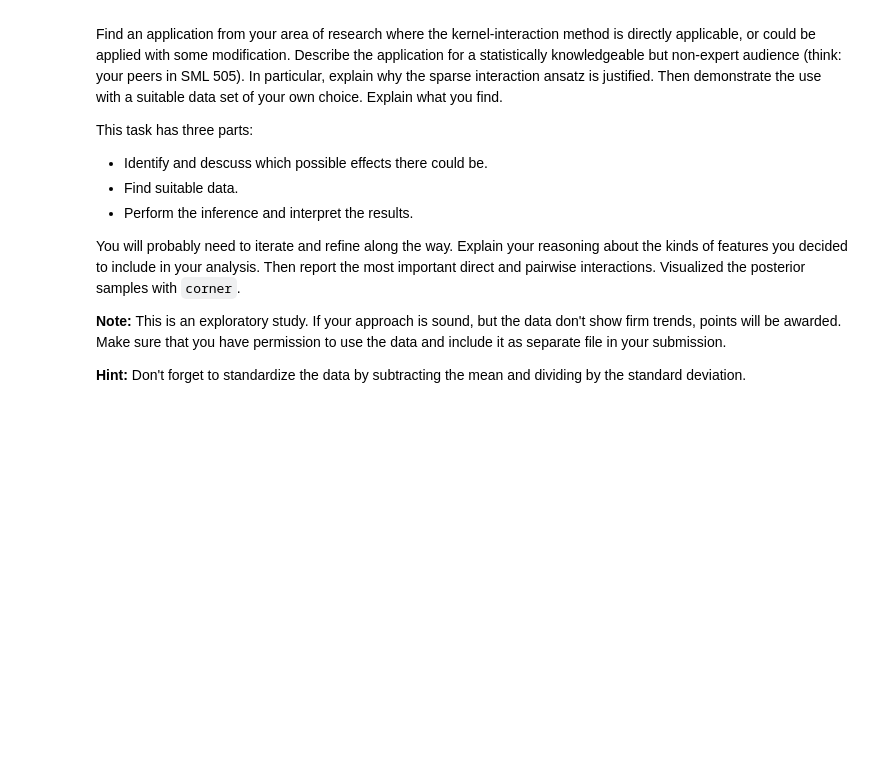
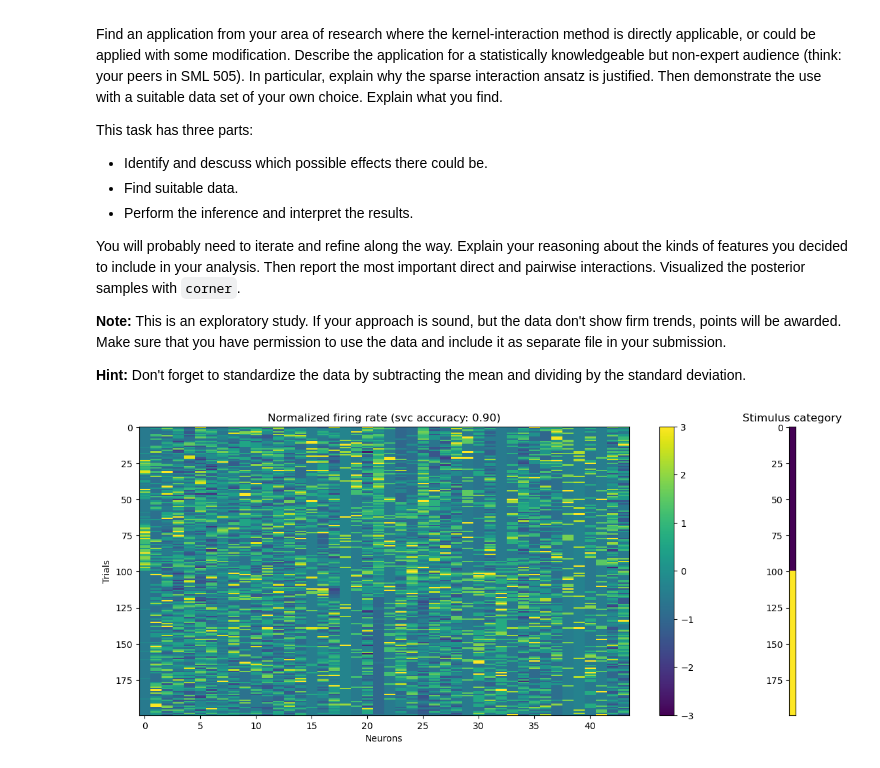
Before and after one commit to vanessaroser/SML505_FinalProject, a Jupyter notebook: Yunchang_FinalProject.ipynb, the cells around one changed output. Drawn from its saved outputs; the diff is of its cells as text; code cells hidden in the pictures; blank space fills up the shorter version.

```diff
--- a/Yunchang_FinalProject.ipynb
+++ b/Yunchang_FinalProject.ipynb
@@ -582,0 +618,38 @@ You will probably need to iterate and refine along the way. Explain your reasoni
+# %%
+# Load P38CS_NOID102 data
+path = './data/P38CS_NOID102.nwb'
+data = load_data(path)
+# Evaluate the quality of the data.
+subj = data['subj']
+X, Y = data['spike_counts'], (data['condition']=='recog').astype(int)
+# Normalize neurons' response
+X = np.subtract(data['spike_counts'],data['spike_counts'].mean(0))
+X = np.divide(X, data['spike_counts'].std(0))
+nCells = X.shape[1]
+nStimuli = X.shape[0]
+
+# Do a simple SVM just to verify data
+clf = svm.SVC(kernel='linear', C=1, random_state=88)
+scores = cross_val_score(clf, X, Y, cv=10)
+session = path.split('/')[-1].split('.')[0]
+# all_scores.append(scores.mean())
+# Visualize data
+fig, axes = plt.subplots(1, 2, figsize=(20, 5))
+plt.tight_layout()
+# axes[0].imshow(X, aspect='auto', interpolation='none',clim=[-2,2])
+axes[0].set_title(f'Normalized firing rate (svc accuracy: {scores.mean():.2f})')
+axes[0].set_xlabel('Neurons')
+axes[0].set_ylabel('Trials')
+# color bar
+cbar = fig.colorbar(axes[0].imshow(X, aspect='auto', interpolation='none',clim=[-3,3]),ax=axes[0])
+
+# Plot the stimulus category
+axes[1].imshow(Y.reshape(-1,1), aspect='auto', interpolation='none',clim=[0, 1])
+axes[1].set_title('Stimulus category')
+# Make the second subplot smaller
+box = axes[1].get_position()
+axes[1].set_position([box.x0, box.y0, box.width * 0.01, box.height])
+# remove x label
+axes[1].set_xticks([]);
+# %% [output]
+[figure, added]
```
Also changed, not shown: parts of 10 cells of this notebook.
